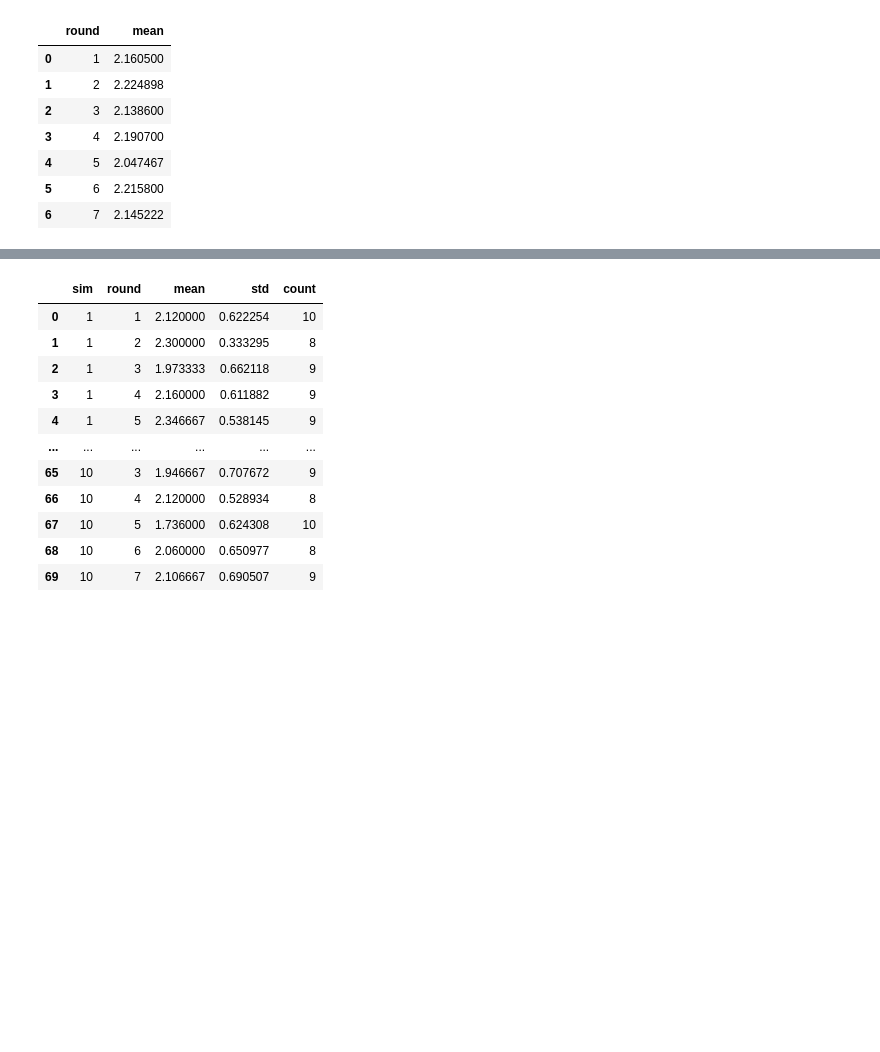
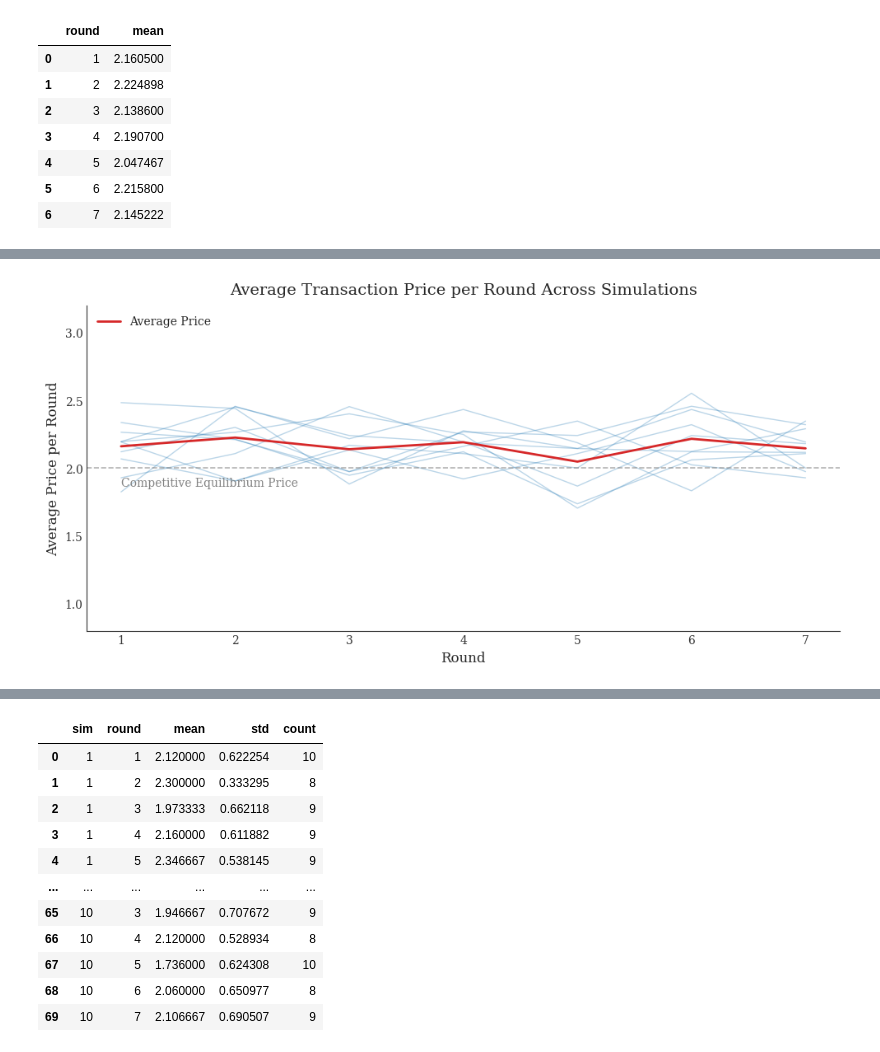
Before and after one commit to pawel-struski/market-equilibrium, a Jupyter notebook: results_analysis.ipynb, the cells around one changed output, grey strips where cells are left out. Saved outputs shown, nothing was run; the diff lists cells and outputs as text; code cells hidden in the pictures; blank space fills up the shorter version.

```diff
--- a/results_analysis.ipynb
+++ b/results_analysis.ipynb
@@ -16,6 +16,7 @@ experiment_id = "exp2_64edc58_20251008_193554"
 # set the paths
 current_folder = globals()['_dh'][0]
 results_path = os.path.join(current_folder,f'results/{experiment_id}')
+figures_path = os.path.join(current_folder,f'plots')
 
 # read the number of simulations from the config file
 with open(os.path.join(results_path, 'config_used.yaml'), "r") as f:
@@ -119,0 +105,64 @@ plt.show()
+# %%
+df_plot = sim_round_avg.pivot_table(index='round', columns='sim', values='mean')
+fig, ax = plt.subplots(figsize=(10,5))
+
+# Colors
+sim_color = '#1f77b4'  # semi-transparent for individual sims
+avg_color = '#d62728'  # bold color for average
+
+# Plot each simulation with light lines
+for sim_id in df_plot.columns:
+    ax.plot(
+        df_plot.index,
+        df_plot[sim_id],
+        color=sim_color,
+        alpha=0.3,
+        linewidth=1
+    )
+
+# Plot average across simulations
+avg_prices = df_plot.mean(axis=1)
+ax.plot(
+    df_plot.index,
+    avg_prices,
+    color=avg_color,
+    linewidth=2,
+    label='Average Price'
+)
+
+# Equilibrium line
+ax.axhline(y=2, color='grey', linestyle='--', linewidth=1.2, alpha=0.6)
+ax.text(df_plot.index[0], 1.85, 'Competitive Equilibrium Price', color='grey', fontsize=10, family='serif', va='bottom')
+
+# Labels and title
+ax.set_xlabel('Round', fontsize=12, family='serif')
+ax.set_ylabel('Average Price per Round', fontsize=12, family='serif')
+ax.set_title('Average Transaction Price per Round Across Simulations',
+             fontsize=14, family='serif', pad=10)
+
+# Tick styling
+ax.tick_params(axis='both', direction='in', labelsize=10, colors='#333333')
+for label in ax.get_xticklabels() + ax.get_yticklabels():
+    label.set_family('serif')
+
+# Spines
+ax.spines['top'].set_visible(False)
+ax.spines['right'].set_visible(False)
+ax.spines['left'].set_linewidth(0.8)
+ax.spines['bottom'].set_linewidth(0.8)
+
+# set the y-axis limit
+ax.set_ylim(0.8, 3.2)
+
+# Legend
+ax.legend(loc='upper left', frameon=False, prop={'family': 'serif', 'size': 10})
+
+# Disable grid
+ax.grid(False)
+
+# Layout and save
+fig.tight_layout()
+fig.savefig(os.path.join(figures_path, "avg_price_simulations.pdf"))
+plt.show()
+# %% [output]
+[figure, added]
```
Also changed, not shown: parts of 31 cells of this notebook.
